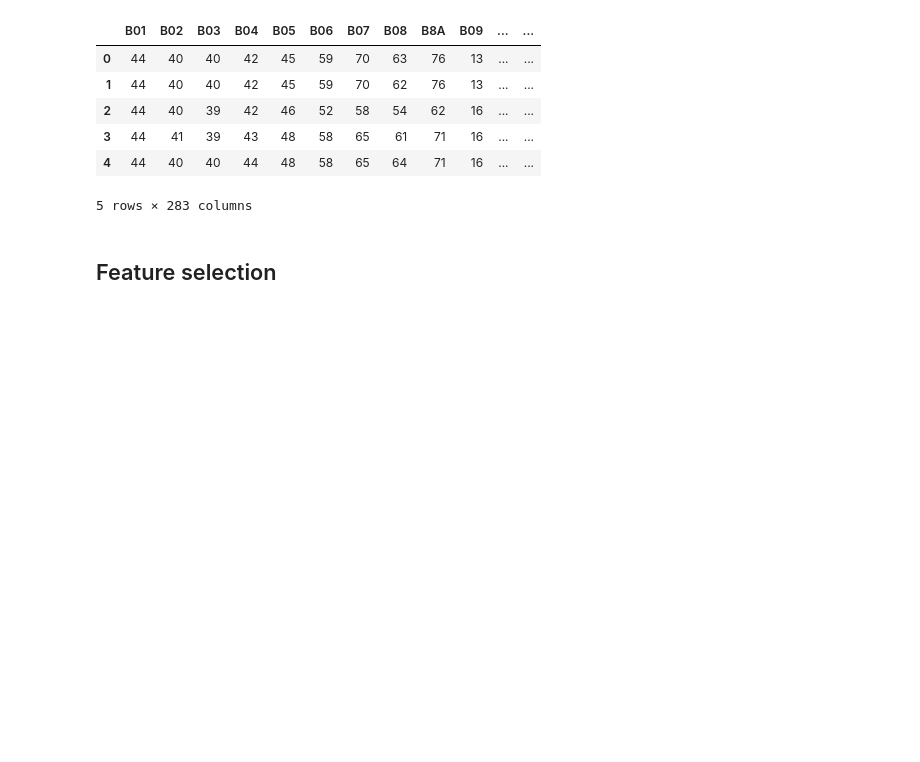
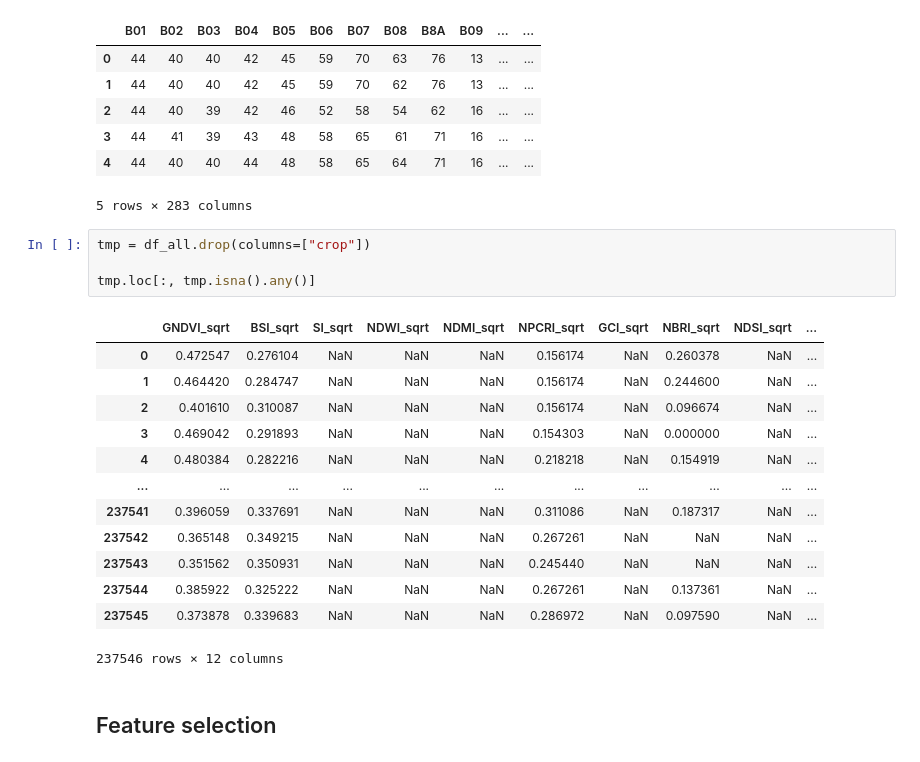
Before and after one commit to ArnolFokam/agrifieldnet-india-challenge, a Jupyter notebook: notebooks/baseline.ipynb, the cells around one changed output. Cells and saved outputs as stored; diff of their text form; blank space fills up the shorter version.

```diff
--- a/notebooks/baseline.ipynb
+++ b/notebooks/baseline.ipynb
@@ -134,6 +134,24 @@ df_all.head()
 | 3 | 44 | 41 | 39 | 43 | 48 | 58 | 65 | 61 | 71 | 16 | ... | ... |
 | 4 | 44 | 40 | 40 | 44 | 48 | 58 | 65 | 64 | 71 | 16 | ... | ... |
 5 rows × 283 columns
+# %%
+tmp = df_all.drop(columns=["crop"])
+
+tmp.loc[:, tmp.isna().any()]
+# %% [output]
+|  | GNDVI_sqrt | BSI_sqrt | SI_sqrt | NDWI_sqrt | NDMI_sqrt | NPCRI_sqrt | GCI_sqrt | NBRI_sqrt | NDSI_sqrt | ... |
+| 0 | 0.472547 | 0.276104 | NaN | NaN | NaN | 0.156174 | NaN | 0.260378 | NaN | ... |
+| 1 | 0.464420 | 0.284747 | NaN | NaN | NaN | 0.156174 | NaN | 0.244600 | NaN | ... |
+| 2 | 0.401610 | 0.310087 | NaN | NaN | NaN | 0.156174 | NaN | 0.096674 | NaN | ... |
+| 3 | 0.469042 | 0.291893 | NaN | NaN | NaN | 0.154303 | NaN | 0.000000 | NaN | ... |
+| 4 | 0.480384 | 0.282216 | NaN | NaN | NaN | 0.218218 | NaN | 0.154919 | NaN | ... |
+| ... | ... | ... | ... | ... | ... | ... | ... | ... | ... | ... |
+| 237541 | 0.396059 | 0.337691 | NaN | NaN | NaN | 0.311086 | NaN | 0.187317 | NaN | ... |
+| 237542 | 0.365148 | 0.349215 | NaN | NaN | NaN | 0.267261 | NaN | NaN | NaN | ... |
+| 237543 | 0.351562 | 0.350931 | NaN | NaN | NaN | 0.245440 | NaN | NaN | NaN | ... |
+| 237544 | 0.385922 | 0.325222 | NaN | NaN | NaN | 0.267261 | NaN | 0.137361 | NaN | ... |
+| 237545 | 0.373878 | 0.339683 | NaN | NaN | NaN | 0.286972 | NaN | 0.097590 | NaN | ... |
+237546 rows × 12 columns
 # %% [markdown]
 ## Feature selection
 # %%
```
Also changed, not shown: parts of 3 cells of this notebook.
